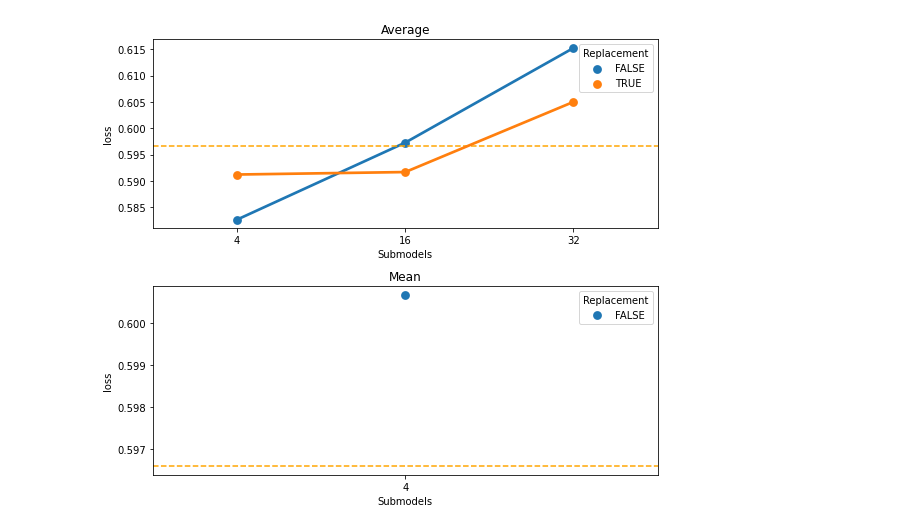
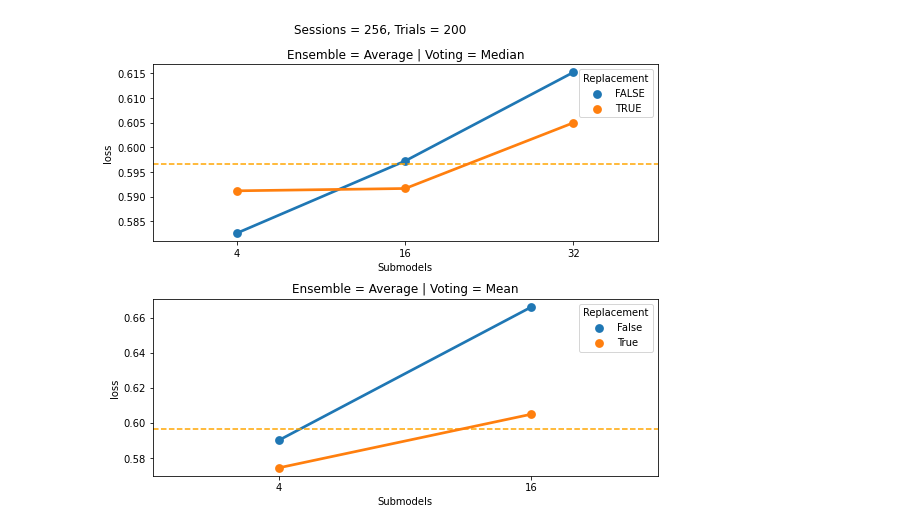
Before and after one commit to whyhardt/closedloop_rl, a Jupyter notebook: ensembling_plots.ipynb, the cells around one changed output. Saved outputs shown, nothing was run; the diff lists cells and outputs as text; code cells hidden in the pictures.

Commit message:
Update plots

```diff
--- a/ensembling_plots.ipynb
+++ b/ensembling_plots.ipynb
@@ -5,3 +5,7 @@ import seaborn as sns
 import pandas as pd
 # %%
 df = pd.read_csv("losses.csv")
+
+loss_mean = pd.read_csv("losses_mean.csv")
+
+#df = loss.append(loss_mean)
@@ -111,39 +27,40 @@ sns.boxplot(data=df, x="model", y="loss")
 # %%
 df1 = df.query('Sessions == 256 and Trials == 200 and Voting == "median" and Ensemble == "average" ')
-#or model == "Baseline
 
-fig, ax = plt.subplots(nrows=2, ncols=1, figsize=(8,7))
+fig, ax = plt.subplots(nrows=2, ncols=1, figsize=(8,7)) #, sharex=True
 
 baseline_acc = df.query('model == "Baseline"').loss.mean()
 ax[0].axhline(baseline_acc, ls='--', color="orange")
 
 sns.pointplot(
         data=df1,
         x="Submodels",
         y="loss",
         hue="Replacement",
         errorbar="sd",
         ax=ax[0]
         )
-ax[0].set_title("Average")
+ax[0].set_title("Ensemble = Average | Voting = Median")
 
 
 ax[1].axhline(baseline_acc, ls='--', color="orange")
 
-df2 = df.query('Sessions == 256 and Trials == 200 and Voting == "mean" and Ensemble == "average" ')
+df2 = loss_mean.query('Sessions == 256 and Trials == 200 and Voting == "mean" and Ensemble == "average" ')
 sns.pointplot(
         data=df2,
         x="Submodels",
         y="loss",
         hue="Replacement",
         errorbar="sd",
         ax=ax[1]
         )
-ax[1].set_title("Mean")
+ax[1].set_title("Ensemble = Average | Voting = Mean")
+
+plt.suptitle("Sessions = 256, Trials = 200")
 
 plt.tight_layout()
 plt.show()
 
 # facet by vote and average
 # %% [output]
-[figure, old version]
+[figure, new version]
```
Also changed, not shown: parts of 11 cells of this notebook, 1 other file.
